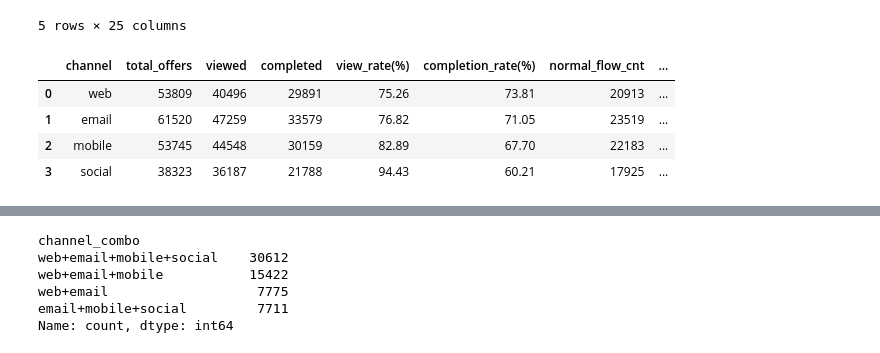
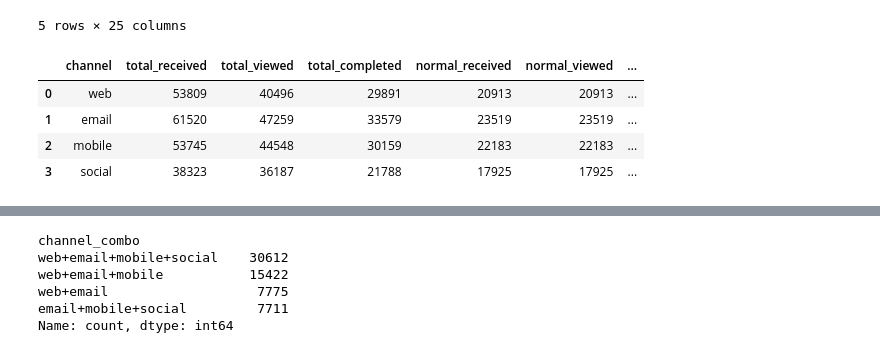
Before and after one commit to yoohengu/marketing_starbucks, a Jupyter notebook: yhg/05_bd_ch.ipynb, the cells around one changed output, grey strips where cells are left out. Saved outputs shown, nothing was run; the diff lists cells and outputs as text; code cells hidden in the pictures.

```diff
--- a/yhg/05_bd_ch.ipynb
+++ b/yhg/05_bd_ch.ipynb
@@ -30,13 +30,13 @@ print("="*60)
 한글 폰트 설정 완료!
 ============================================================
 # %%
-portfolio = pd.read_csv('../1data/portfolio.csv')
-profile = pd.read_csv('../1data/profile.csv')
-transcript = pd.read_csv('../1data/transcript.csv')
+portfolio = pd.read_csv('../data/portfolio.csv')
+profile = pd.read_csv('../data/profile.csv')
+transcript = pd.read_csv('../data/transcript.csv')
 
-merged = pd.read_csv('../1data/all_merged.csv')
-promotion = pd.read_csv('../1data/promotion_df.csv')
-normal = pd.read_csv('../1data/normal_flow_df.csv')
+merged = pd.read_csv('../data/all_merged.csv')
+promotion = pd.read_csv('../data/promotion_df.csv')
+normal = pd.read_csv('../data/normal_flow_df.csv')
 # %% [markdown]
 ---
 # %%
@@ -55,72 +55,81 @@ bd_df = promotion[promotion['offer_type'].isin(['bogo', 'discount'])].copy()
 # %%
 channels = ['web', 'email', 'mobile', 'social']
 
-# 채널 조합 전체
+normal_bd_df = bd_df[bd_df['is_normal_flow'] == 1].copy()
+
+# 채널 전체
 channel_funnel_list = []
 for channel in channels:
-    temp = bd_df[bd_df[channel] == 1].copy()
+    total = bd_df[bd_df[channel] == 1]
+    normal = normal_bd_df[normal_bd_df[channel] == 1]
     channel_funnel_list.append({
         'channel': channel,
-        'total_offers': len(temp),
-        'viewed': temp['is_viewed'].sum(),
-        'completed': temp['is_completed'].sum(),
-        'view_rate(%)': round(temp['is_viewed'].sum() / len(temp) * 100, 2),
-        #'view_drop_rate(%)': round((1 - temp['is_viewed'].sum() / len(temp)) * 100, 2),
-        'completion_rate(%)': round(temp['is_completed'].sum() / temp['is_viewed'].sum() * 100, 2),
-        #'completion_drop_rate(%)': round((1 - temp['is_completed'].sum() / temp['is_viewed'].sum()) * 100, 2),
-        'normal_flow_cnt': temp['is_normal_flow'].sum(),
-        'normal_flow_rate(%)': round(temp['is_normal_flow'].sum() / len(temp) * 100, 2)
+        'total_received': len(total),
+        'total_viewed': total['is_viewed'].sum(),
+        'total_completed': total['is_completed'].sum(),
+        'normal_received': len(normal),
+        'normal_viewed': normal['is_viewed'].sum(),
+        'normal_completed': normal['is_completed'].sum(),
+        'received_rate(%)': round(len(normal) / len(total) * 100, 2),
+        'viewed_rate(%)': round(normal['is_viewed'].sum() / total['is_viewed'].sum() * 100, 2),
+        'completed_rate(%)': round(normal['is_completed'].sum() / total['is_completed'].sum() * 100, 2),
     })
 
 channel_funnel = pd.DataFrame(channel_funnel_list)
 display(channel_funnel)
 
 # 채널 x offer_type
 channel_type_list = []
 for channel in channels:
-    temp = bd_df[bd_df[channel] == 1].copy()
-    for offer_type, group in temp.groupby('offer_type'):
+    total_temp = bd_df[bd_df[channel] == 1]
+    normal_temp = normal_bd_df[normal_bd_df[channel] == 1]
+    for offer_type in total_temp['offer_type'].unique():
+        total_group = total_temp[total_temp['offer_type'] == offer_type]
+        normal_group = normal_temp[normal_temp['offer_type'] == offer_type]
         channel_type_list.append({
             'channel': channel,
             'offer_type': offer_type,
-            'total_offers': len(group),
-            'viewed': group['is_viewed'].sum(),
-            'completed': group['is_completed'].sum(),
-            'view_rate(%)': round(group['is_viewed'].sum() / len(group) * 100, 2),
-            #'view_drop_rate(%)': round((1 - group['is_viewed'].sum() / len(group)) * 100, 2),
-            'completion_rate(%)': round(group['is_completed'].sum() / group['is_viewed'].sum() * 100, 2),
-            #'completion_drop_rate(%)': round((1 - group['is_completed'].sum() / group['is_viewed'].sum()) * 100, 2),
-            'normal_flow_cnt': group['is_normal_flow'].sum(),
-            'normal_flow_rate(%)': round(group['is_normal_flow'].sum() / len(group) * 100, 2)
+            'total_received': len(total_group),
+            'total_viewed': total_group['is_viewed'].sum(),
+            'total_completed': total_group['is_completed'].sum(),
+            'normal_received': len(normal_group),
+            'normal_viewed': normal_group['is_viewed'].sum(),
+            'normal_completed': normal_group['is_completed'].sum(),
+            'received_rate(%)': round(len(normal_group) / len(total_group) * 100, 2),
+            'viewed_rate(%)': round(normal_group['is_viewed'].sum() / total_group['is_viewed'].sum() * 100, 2),
+            'completed_rate(%)': round(normal_group['is_completed'].sum() / total_group['is_completed'].sum() * 100, 2),
         })
 
 channel_type_funnel = pd.DataFrame(channel_type_list)
 display(channel_type_funnel)
 
 # 채널 x offer_id
 channel_id_list = []
 for channel in channels:
-    temp = bd_df[bd_df[channel] == 1].copy()
-    for offer_id, group in temp.groupby('offer_id'):
+    total_temp = bd_df[bd_df[channel] == 1]
+    normal_temp = normal_bd_df[normal_bd_df[channel] == 1]
+    for offer_id in total_temp['offer_id'].unique():
+        total_group = total_temp[total_temp['offer_id'] == offer_id]
+        normal_group = normal_temp[normal_temp['offer_id'] == offer_id]
         channel_id_list.append({
             'channel': channel,
             'offer_id': offer_id,
-            'total_offers': len(group),
-            'viewed': group['is_viewed'].sum(),
-            'completed': group['is_completed'].sum(),
-            'view_rate(%)': round(group['is_viewed'].sum() / len(group) * 100, 2),
-            #'view_drop_rate(%)': round((1 - group['is_viewed'].sum() / len(group)) * 100, 2),
-            'completion_rate(%)': round(group['is_completed'].sum() / group['is_viewed'].sum() * 100, 2),
-            #'completion_drop_rate(%)': round((1 - group['is_completed'].sum() / group['is_viewed'].sum()) * 100, 2),
-            'normal_flow_cnt': group['is_normal_flow'].sum(),
-            'normal_flow_rate(%)': round(group['is_normal_flow'].sum() / len(group) * 100, 2)
-        })
+            'total_received': len(total_group),
+            'total_viewed': total_group['is_viewed'].sum(),
+            'total_completed': total_group['is_completed'].sum(),
+            'normal_received': len(normal_group),
+            'normal_viewed': normal_group['is_viewed'].sum(),
+            'normal_completed': normal_group['is_completed'].sum(),
+            'received_rate(%)': round(len(normal_group) / len(total_group) * 100, 2),
+            'viewed_rate(%)': round(normal_group['is_viewed'].sum() / total_group['is_viewed'].sum() * 100, 2),
+            'completed_rate(%)': round(normal_group['is_completed'].sum() / total_group['is_completed'].sum() * 100, 2),
+        }) # normal쪽 컬럼 통합, 받기 -> 보기 비율 등 추가
 
 channel_id_funnel = pd.DataFrame(channel_id_list)
 display(channel_id_funnel)
 # %% [output]
-|  | channel | total_offers | viewed | completed | view_rate(%) | completion_rate(%) | normal_flow_cnt | ... |
-| 0 | web | 53809 | 40496 | 29891 | 75.26 | 73.81 | 20913 | ... |
-| 1 | email | 61520 | 47259 | 33579 | 76.82 | 71.05 | 23519 | ... |
-| 2 | mobile | 53745 | 44548 | 30159 | 82.89 | 67.70 | 22183 | ... |
-| 3 | social | 38323 | 36187 | 21788 | 94.43 | 60.21 | 17925 | ... |
+|  | channel | total_received | total_viewed | total_completed | normal_received | normal_viewed | ... |
+| 0 | web | 53809 | 40496 | 29891 | 20913 | 20913 | ... |
+| 1 | email | 61520 | 47259 | 33579 | 23519 | 23519 | ... |
+| 2 | mobile | 53745 | 44548 | 30159 | 22183 | 22183 | ... |
+| 3 | social | 38323 | 36187 | 21788 | 17925 | 17925 | ... |
```
Also changed, not shown: parts of 2 cells of this notebook, 2 other files.
